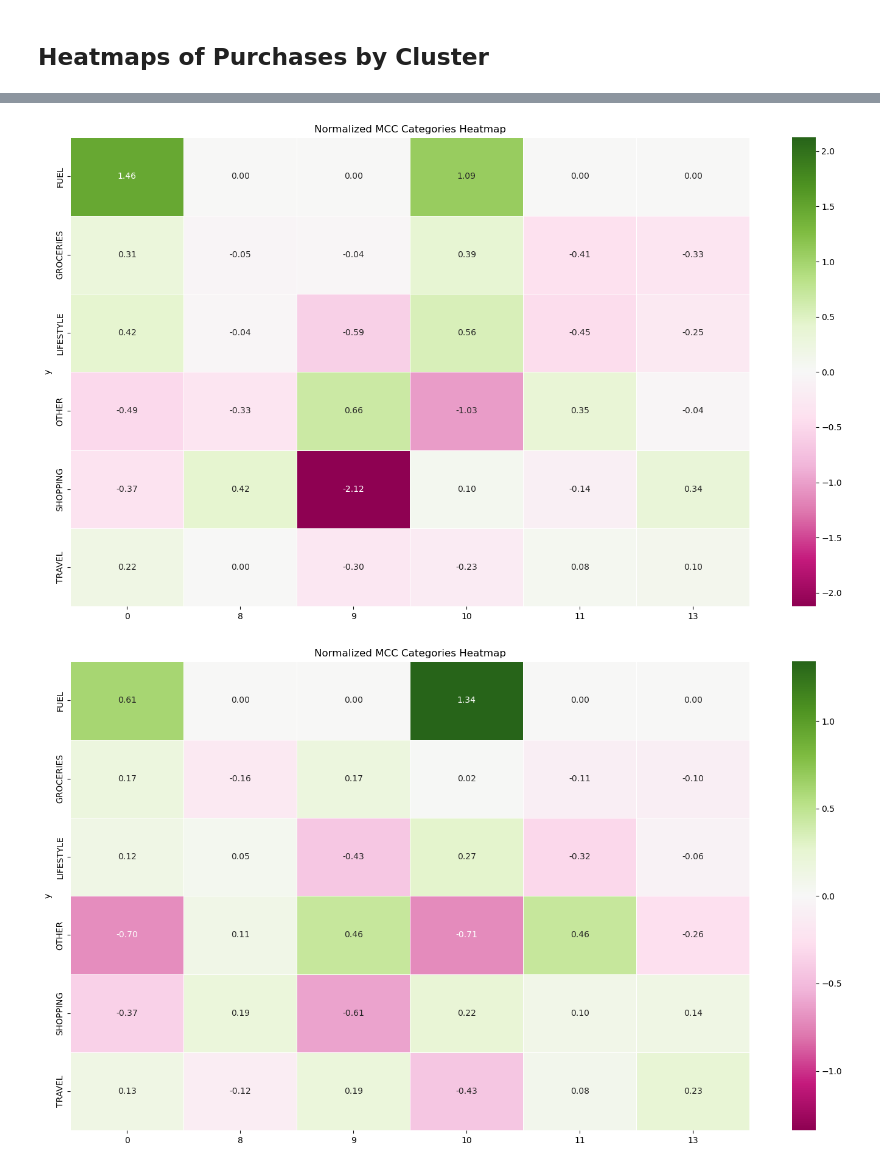
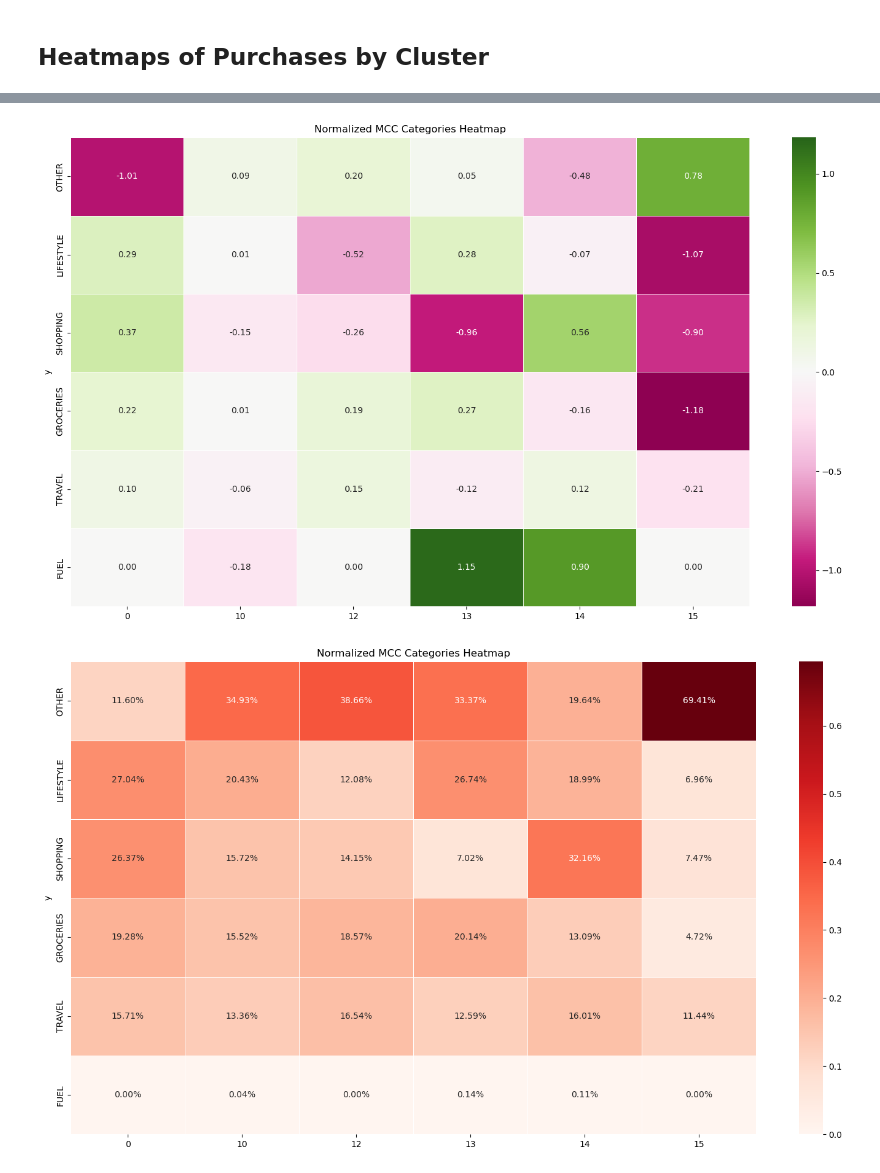
Before and after one commit to WeiZzzzz/card_transaction_network, a Jupyter notebook: weighted_proportion_amount.ipynb, the cells around one changed output, grey strips where cells are left out. Saved outputs shown, nothing was run; the diff lists cells and outputs as text; code cells hidden in the pictures.

Commit message:
clusters analysis

```diff
--- a/weighted_proportion_amount.ipynb
+++ b/weighted_proportion_amount.ipynb
@@ -279,11 +234,10 @@ weight = g.ep['weight'] = g.new_ep('double')
 docs_add = defaultdict(lambda: g.add_vertex())
 words_add = defaultdict(lambda: g.add_vertex())
 
-for _, row in df_weight_network.iterrows():
+for _, row in connection_list.iterrows():
     customer = row['customerId']
     mcc = row['MCC_List']
-    # weight = np.log10(row['amount.value'])
-    weight = row['amount.value']
+    weight = row['connection']
     # add customer node
     docs = docs_add[customer]
     name[docs] = customer
@@ -303,14 +257,14 @@ for _, row in df_weight_network.iterrows():
 SEED = 41
 gt.seed_rng(SEED)
 
-n_init = 10
+n_init = 2
 clabel = g.vp['kind']
 
 state_args = {'clabel': clabel
               , 'pclabel': clabel
-              , 'eweight': g.ep['weight']
-            #   , 'recs':[g.ep['weight']]
-              # , 'rec_types': ['real-exponential']
+              # , 'eweight': g.ep['weight']
+              , 'recs':[g.ep['weight']]
+              , 'rec_types': ['real-exponential']
             #   , 'rec_types': ['real-normal']
               }
 
@@ -442,11 +392,0 @@ plt.show()
-# %%
-yvalues = []
-if len(yvalues) > 2:
-    print('The number of yvalues is greater than 2')
-    break
-else:
-    df_avg = filtered_data.groupby(yvalues[-1])['customerId'].nunique().sort_values(ascending=False).rename('nunique_customers').reset_index()
-    df_avg['idf'] = np.log(len(CustomerID)/df_avg['nunique_customers'])
-    df_avg = df_avg.set_index('MCC_List')
-    df_avg['proportion'] = filtered_data['MCC_List'].value_counts(normalize=True)
-    df_avg.head()
@@ -505,7 +408,10 @@ def heatmaps(df_clusters, df, yvalues=['MCC_List'], xvalues=['levels'], topn=Fal
         ytick = False
     else:
         df['y'] = df[yvalues[0]]
-        annot = True
+        if len(xvalues) == 2:
+            annot = False
+        else:
+            annot = True
         ytick = True
     # population average of the transactions frequency/amount for calculating the relative frequency
     if value == 'frequency':
@@ -557,7 +463,7 @@ def heatmaps(df_clusters, df, yvalues=['MCC_List'], xvalues=['levels'], topn=Fal
     if len(xvalues) == 2:
         y = len(df_data.index)
         for level, x in df_clusters.groupby(xvalues[0])[xvalues[1]].nunique().sort_index().cumsum().items():
-            plt.axvline(x=x, color='gray', lw=0.5, linestyle='--')
+            plt.axvline(x=x, color='black', lw=0.5, linestyle='--', alpha=0.7)
             if level_detail == False:
                 plt.text(x-0.5, y*1.01, level, ha='center', va='center', fontsize=8)
     plt.title('Normalized MCC Categories Heatmap')
@@ -569,9 +475,9 @@ heatmaps(df_clusters, filtered_data, relative=True, yvalues=['externalParty.tran
 # %%
-heatmaps(df_clusters, filtered_data, relative=True, yvalues=['externalParty.transactionCategory'], xvalues=['level_1'], level_detail=True, value='amount')
+heatmaps(df_clusters, filtered_data, relative=True, yvalues=['externalParty.transactionCategory'], xvalues=['level_1'], level_detail=True, value='amount', topn=6)
 # %% [output]
-[figure, old version]
+[figure, new version]
 # %%
-heatmaps(df_clusters, filtered_data, relative=True, yvalues=['externalParty.transactionCategory'], xvalues=['level_1'], level_detail=True, value='frequency')
+heatmaps(df_clusters, filtered_data, relative=False, yvalues=['externalParty.transactionCategory'], xvalues=['level_1'], level_detail=True, value='amount', topn=6)
 # %% [output]
-[figure, old version]
+[figure, new version]
 # %%
```
Also changed, not shown: parts of 30 cells of this notebook, 3 other files.
